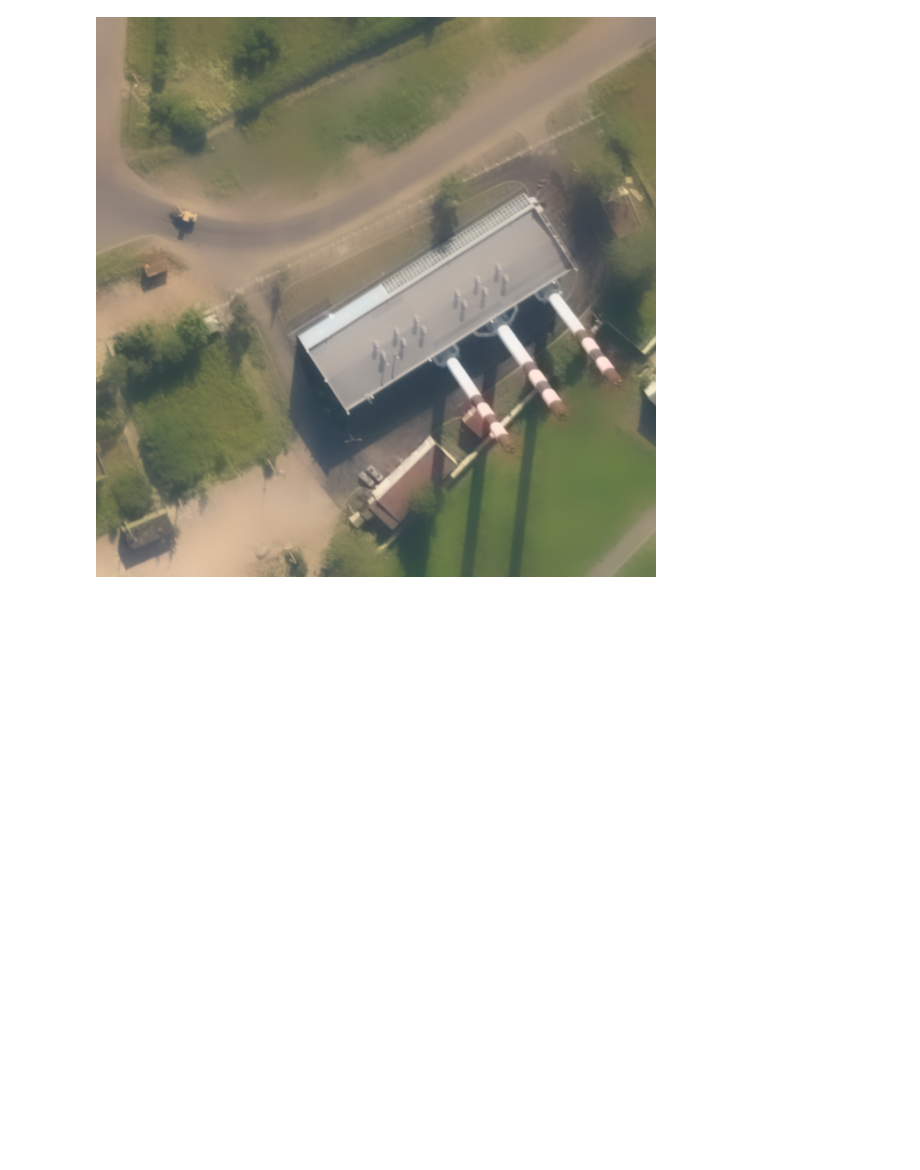
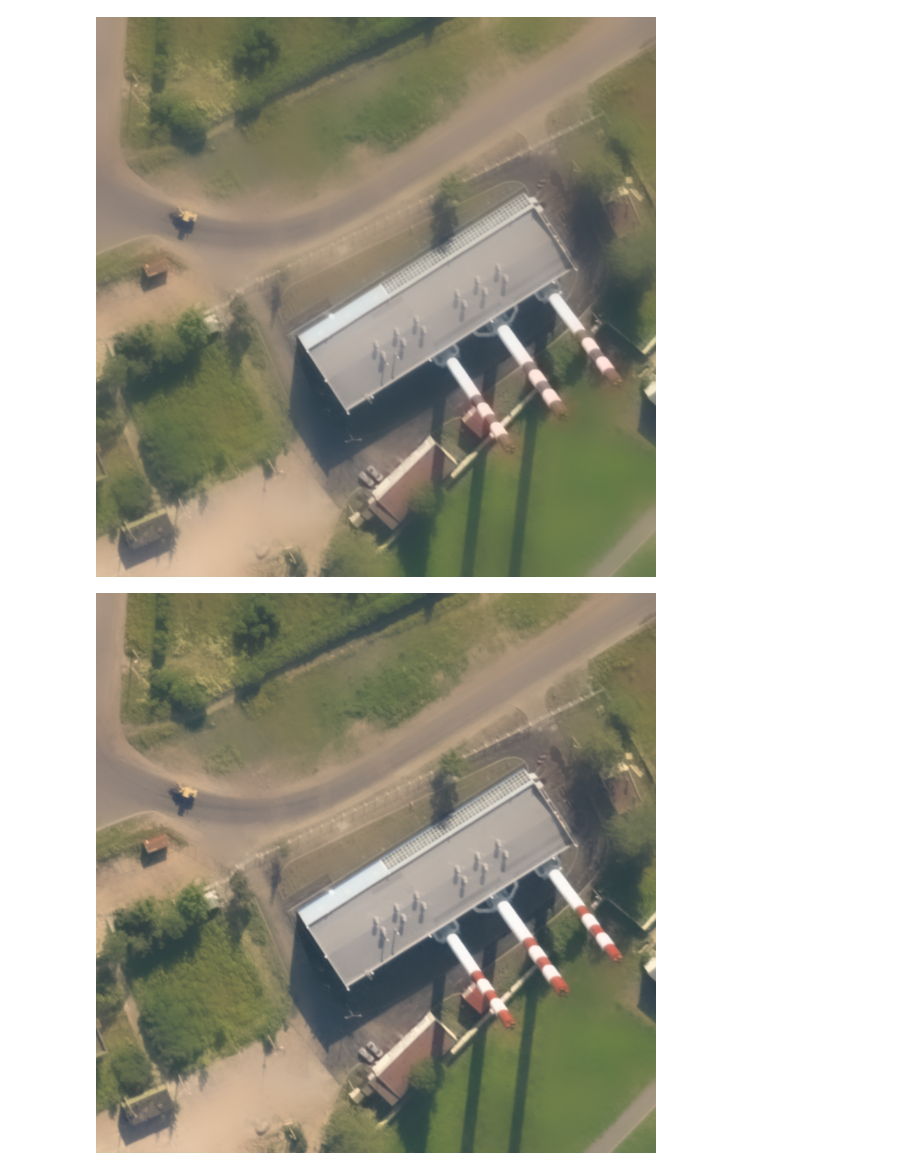
Before and after one commit to znah/notebooks, a Jupyter notebook: guided.ipynb, the cells around one changed output. Saved outputs shown, nothing was run; the diff lists cells and outputs as text; code cells hidden in the pictures; blank space fills up the shorter version.

Commit message:
RGB guided filter

```diff
--- a/guided.ipynb
+++ b/guided.ipynb
@@ -94,6 +101,12 @@ def guided_filter_rgb(I, p, r, eps):
     for c, (i, j) in enumerate([(0, 0), (0, 1), (0, 2), (1, 1), (1, 2), (2, 2)]):
         var_I[...,c] = box(I[...,i]*I[...,j]) - mean_I[...,i]*mean_I[...,j]
 
-    #a =
+    a = calc_a(var_I, cov_Ip, eps)
+    b = mean_p - (mean_I * a).sum(-1)
 
-    return p
+    mean_a = box(a)
+    mean_b = box(b)
+
+    q = (mean_a * I).sum(-1) + mean_b
+
+    return q
@@ -101,0 +113,7 @@ def guided_filter_rgb(I, p, r, eps):
+# %%
+img1 = zeros_like(img)
+for i in xrange(3):
+    img1[...,i] = guided_filter_rgb(img, img[...,i], 18, 0.1**2)
+showarray(img1)
+# %% [output]
+[figure, added]
```
Also changed, not shown: parts of 2 cells of this notebook.
